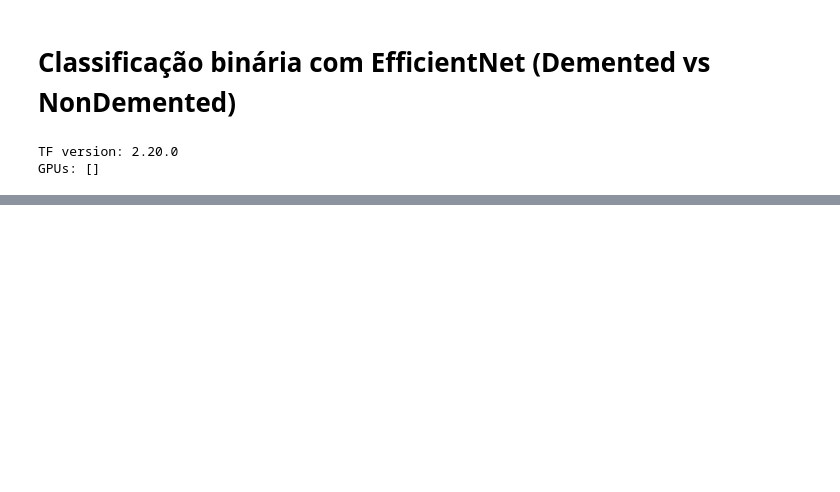
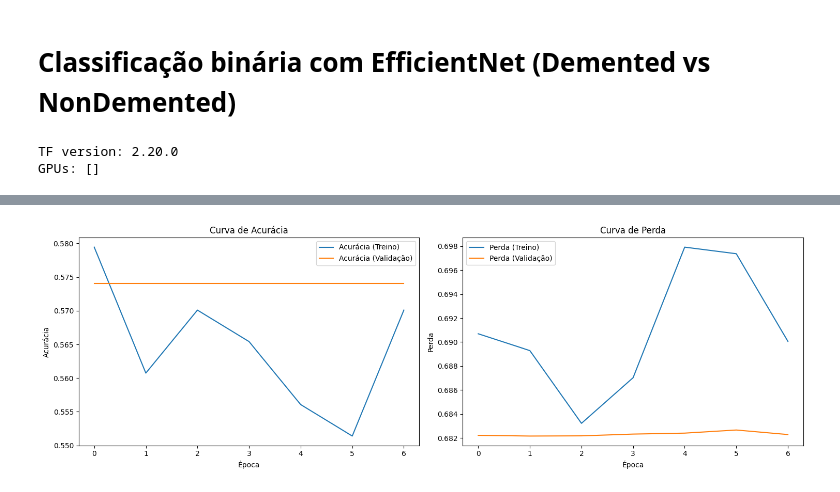
Before and after one commit to pdMiranda/PAI, a Jupyter notebook: Trabalho/src/efficient_net.ipynb, the cells around one changed output, grey strips where cells are left out. Cells and saved outputs as stored; diff of their text form; code cells hidden in the pictures; blank space fills up the shorter version.

```diff
--- a/Trabalho/src/efficient_net.ipynb
+++ b/Trabalho/src/efficient_net.ipynb
@@ -383,0 +237,13 @@ print(confusion_matrix(y_true_mri, y_pred_mri))
+# %%
+print("Iniciando o treinamento...")
+
+history = model.fit(
+    train_ds,
+    epochs=EPOCHS,
+    validation_data=val_ds,
+    callbacks=[
+        tf.keras.callbacks.EarlyStopping(patience=10, restore_best_weights=True)
+    ]
+)
+
+print("Treinamento concluído.")
@@ -383,0 +267,26 @@ print(confusion_matrix(y_true_mri, y_pred_mri))
+# %%
+def plot_learning_curves(history):
+    fig, ax = plt.subplots(1, 2, figsize=(15, 5))
+
+    # Gráfico de Acurácia
+    ax[0].plot(history.history['accuracy'], label='Acurácia (Treino)')
+    ax[0].plot(history.history['val_accuracy'], label='Acurácia (Validação)')
+    ax[0].set_title('Curva de Acurácia')
+    ax[0].set_xlabel('Época')
+    ax[0].set_ylabel('Acurácia')
+    ax[0].legend()
+
+    # Gráfico de Perda
+    ax[1].plot(history.history['loss'], label='Perda (Treino)')
+    ax[1].plot(history.history['val_loss'], label='Perda (Validação)')
+    ax[1].set_title('Curva de Perda')
+    ax[1].set_xlabel('Época')
+    ax[1].set_ylabel('Perda')
+    ax[1].legend()
+
+    plt.tight_layout()
+    plt.show()
+
+plot_learning_curves(history)
+# %% [output]
+[figure, added]
```
Also changed, not shown: parts of 15 cells of this notebook.
